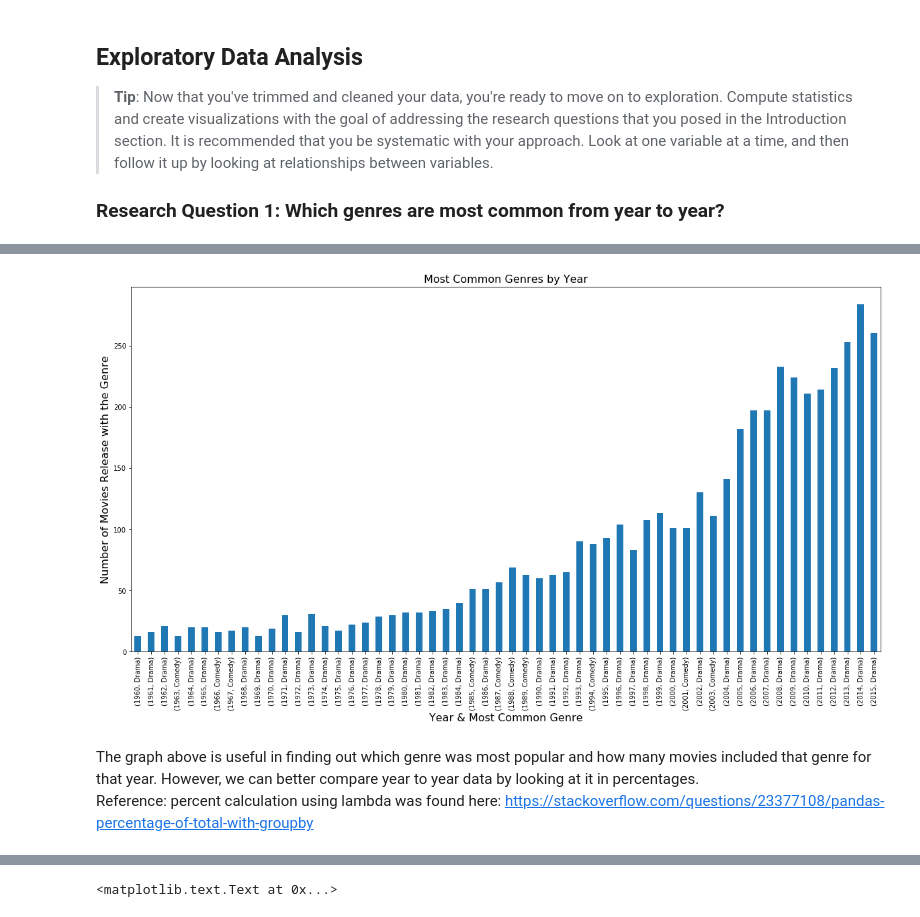
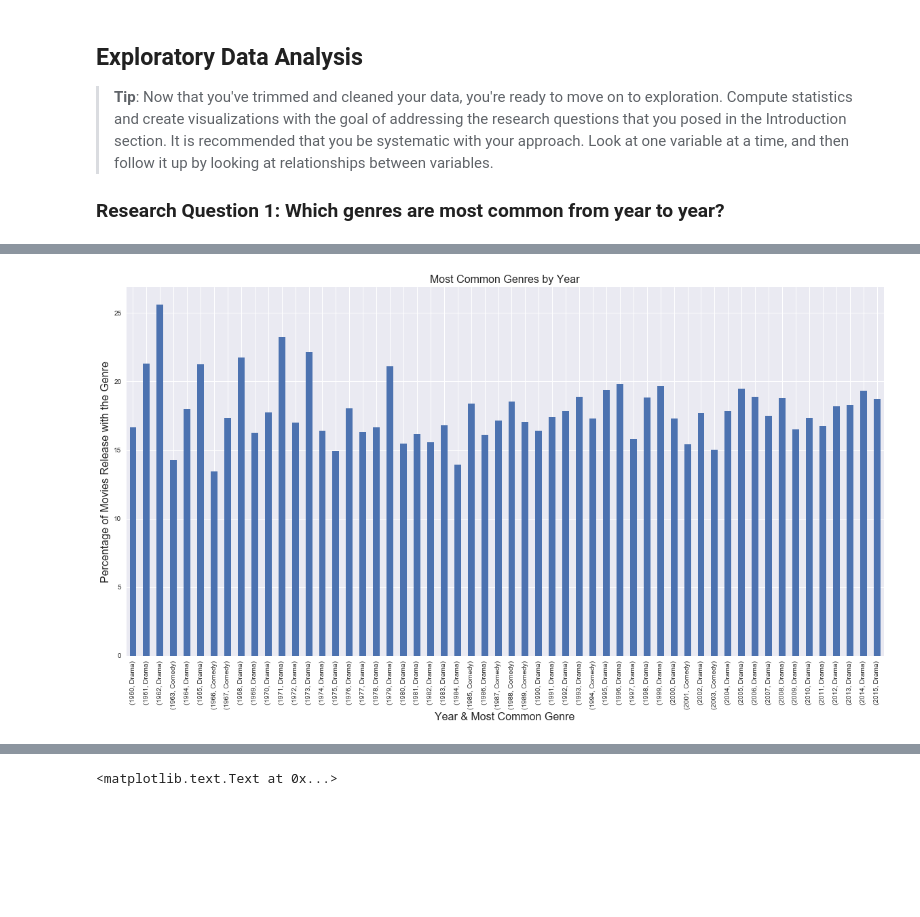
Before and after one commit to jasccyang/TMDB-movies-investigation, a Jupyter notebook: TMDB-Movies Investigation.ipynb, the cells around one changed output, grey strips where cells are left out. Drawn from its saved outputs; the diff is of its cells as text; code cells hidden in the pictures; blank space fills up the shorter version.

```diff
--- a/TMDB-Movies Investigation.ipynb
+++ b/TMDB-Movies Investigation.ipynb
@@ -223,11 +214,10 @@ df_popular_genres = df_genres_final.loc[df_genres_final.groupby('release_year')[
 # %%
-df_popular_genres.plot(kind = 'bar', figsize=(20,10))
+df_common_genres_pct= df_genres_final.groupby(['release_year']).apply(lambda x: 100 * x / x.sum())
+df_common_genres_pct_hist = df_common_genres_pct.loc[df_common_genres_pct.groupby('release_year')['counts'].idxmax()]
+df_common_genres_pct_hist.plot(kind = 'bar', figsize=(20,10))
 plt.title('Most Common Genres by Year', fontsize =16)
 plt.xlabel('Year & Most Common Genre', fontsize = 16)
-plt.ylabel('Number of Movies Release with the Genre', fontsize = 16)
+plt.ylabel('Percentage of Movies Release with the Genre', fontsize = 16)
 plt.legend().set_visible(False)
 # %% [output]
-[figure, old version]
+[figure, new version]
-# %% [markdown]
-The graph above is useful in finding out which genre was most popular and how many movies included that genre for that year. However, we can better compare year to year data by looking at it in percentages. <br>
-Reference: percent calculation using lambda was found here: https://stackoverflow.com/questions/23377108/pandas-percentage-of-total-with-groupby
```
Also changed, not shown: parts of 19 cells of this notebook.
